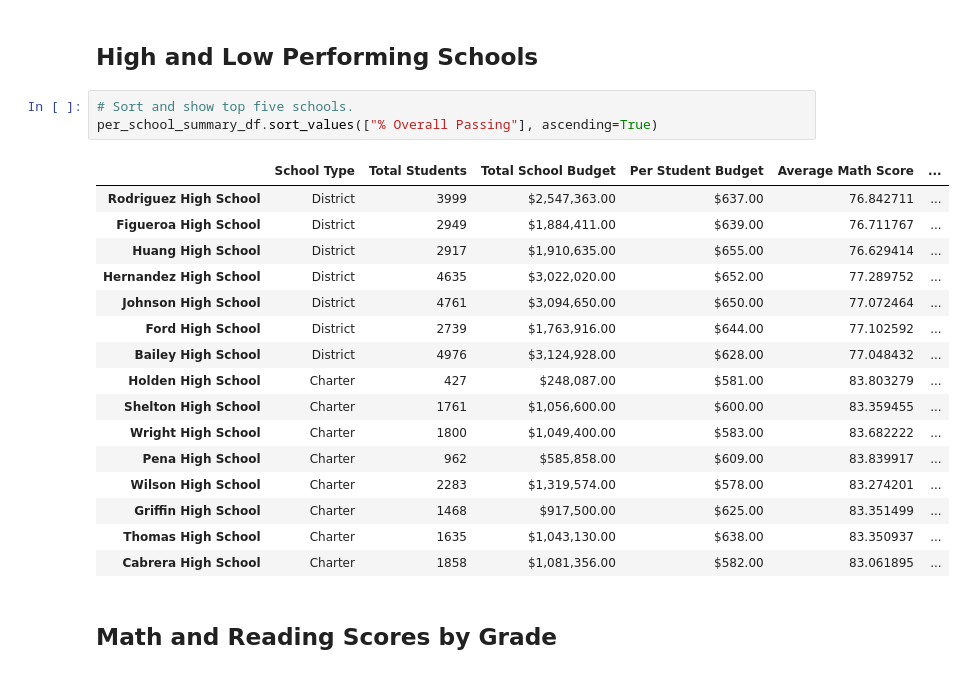
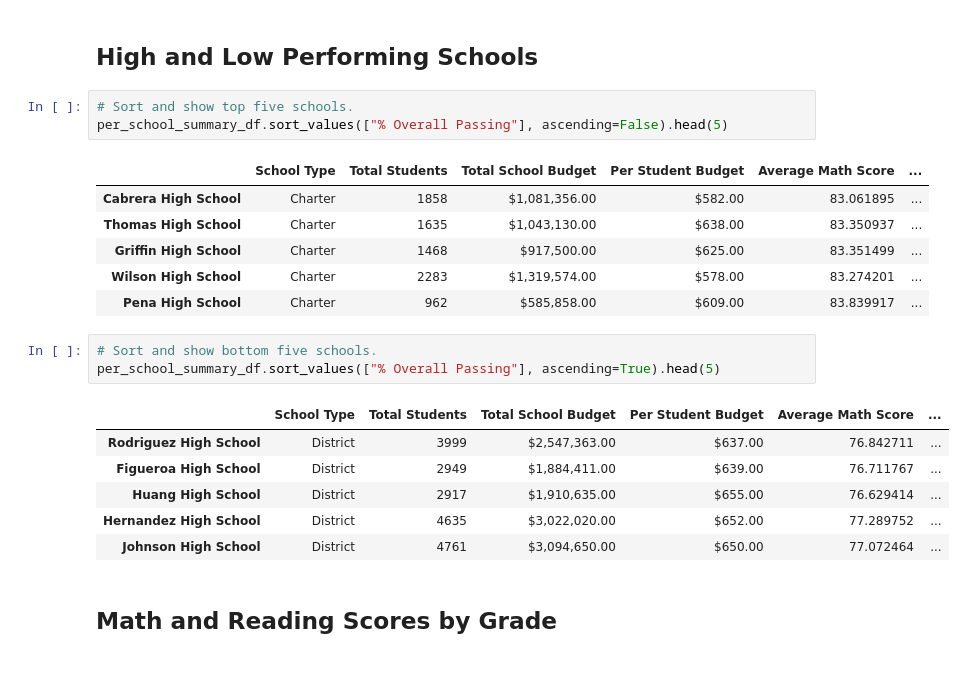
Before and after one commit to fenwayb/School_District_Analysis, a Jupyter notebook: PyCitySchools_Challenge.ipynb, the cells around one changed output. Drawn from its saved outputs; the diff is of its cells as text.

```diff
--- a/PyCitySchools_Challenge.ipynb
+++ b/PyCitySchools_Challenge.ipynb
@@ -310,24 +310,24 @@ per_school_summary_df
 ## High and Low Performing Schools
 # %%
 # Sort and show top five schools.
-per_school_summary_df.sort_values(["% Overall Passing"], ascending=True)
+per_school_summary_df.sort_values(["% Overall Passing"], ascending=False).head(5)
 # %% [output]
 |  | School Type | Total Students | Total School Budget | Per Student Budget | Average Math Score | ... |
-| Rodriguez High School | District | 3999 | $2,547,363.00 | $637.00 | 76.842711 | ... |
-| Figueroa High School | District | 2949 | $1,884,411.00 | $639.00 | 76.711767 | ... |
-| Huang High School | District | 2917 | $1,910,635.00 | $655.00 | 76.629414 | ... |
-| Hernandez High School | District | 4635 | $3,022,020.00 | $652.00 | 77.289752 | ... |
-| Johnson High School | District | 4761 | $3,094,650.00 | $650.00 | 77.072464 | ... |
-| Ford High School | District | 2739 | $1,763,916.00 | $644.00 | 77.102592 | ... |
-| Bailey High School | District | 4976 | $3,124,928.00 | $628.00 | 77.048432 | ... |
-| Holden High School | Charter | 427 | $248,087.00 | $581.00 | 83.803279 | ... |
-| Shelton High School | Charter | 1761 | $1,056,600.00 | $600.00 | 83.359455 | ... |
-| Wright High School | Charter | 1800 | $1,049,400.00 | $583.00 | 83.682222 | ... |
+| Cabrera High School | Charter | 1858 | $1,081,356.00 | $582.00 | 83.061895 | ... |
+| Thomas High School | Charter | 1635 | $1,043,130.00 | $638.00 | 83.350937 | ... |
+| Griffin High School | Charter | 1468 | $917,500.00 | $625.00 | 83.351499 | ... |
+| Wilson High School | Charter | 2283 | $1,319,574.00 | $578.00 | 83.274201 | ... |
 | Pena High School | Charter | 962 | $585,858.00 | $609.00 | 83.839917 | ... |
-| Wilson High School | Charter | 2283 | $1,319,574.00 | $578.00 | 83.274201 | ... |
-| Griffin High School | Charter | 1468 | $917,500.00 | $625.00 | 83.351499 | ... |
-| Thomas High School | Charter | 1635 | $1,043,130.00 | $638.00 | 83.350937 | ... |
-| Cabrera High School | Charter | 1858 | $1,081,356.00 | $582.00 | 83.061895 | ... |
+# %%
+# Sort and show bottom five schools.
+per_school_summary_df.sort_values(["% Overall Passing"], ascending=True).head(5)
+# %% [output]
+|  | School Type | Total Students | Total School Budget | Per Student Budget | Average Math Score | ... |
+| Rodriguez High School | District | 3999 | $2,547,363.00 | $637.00 | 76.842711 | ... |
+| Figueroa High School | District | 2949 | $1,884,411.00 | $639.00 | 76.711767 | ... |
+| Huang High School | District | 2917 | $1,910,635.00 | $655.00 | 76.629414 | ... |
+| Hernandez High School | District | 4635 | $3,022,020.00 | $652.00 | 77.289752 | ... |
+| Johnson High School | District | 4761 | $3,094,650.00 | $650.00 | 77.072464 | ... |
 # %% [markdown]
 ## Math and Reading Scores by Grade
 # %%
```
Also changed, not shown: parts of 6 cells of this notebook, 1 other file.
